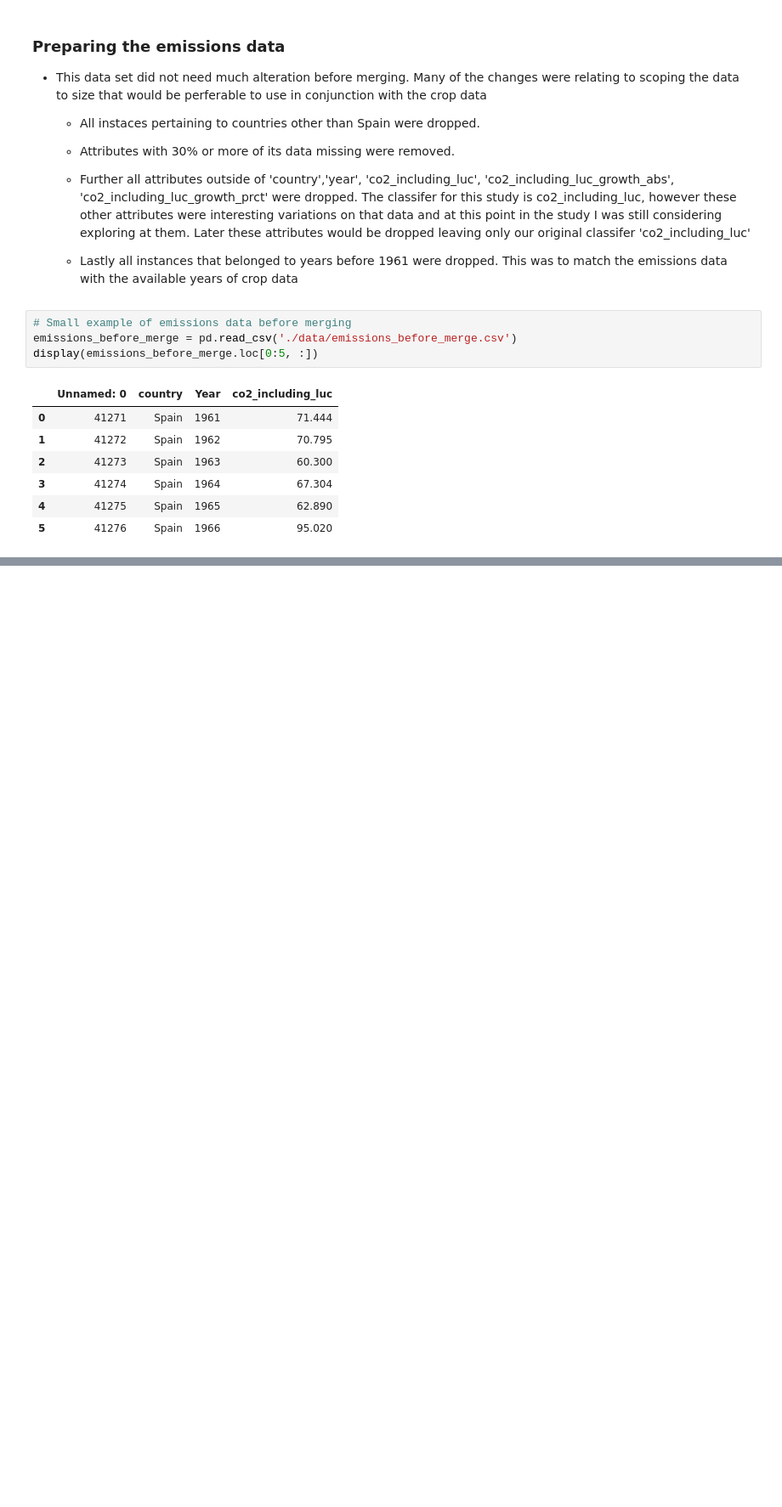
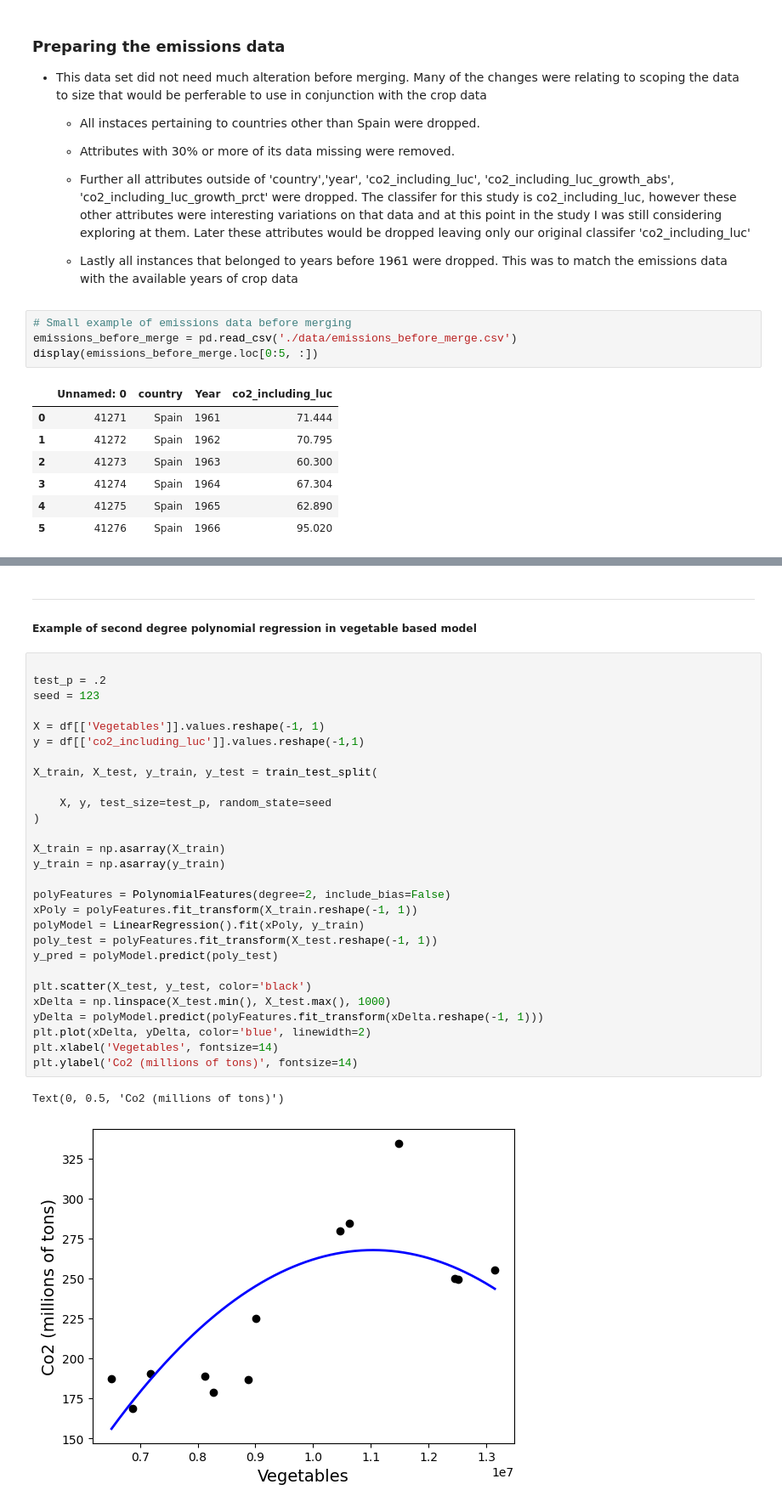
Before and after one commit to nickbar2003/FirstRepo, a Jupyter notebook: cs222/project/report.ipynb, the cells around one changed output, grey strips where cells are left out. Shown: that part at 85% size. Cells and saved outputs as stored; diff of their text form; blank space fills up the shorter version.

```diff
--- a/cs222/project/report.ipynb
+++ b/cs222/project/report.ipynb
@@ -184,0 +351,36 @@ display(emissions_before_merge.loc[0:5, :])
+# %% [markdown]
+---
+
+
+##### Example of second degree polynomial regression in vegetable based model
+# %%
+
+test_p = .2
+seed = 123
+
+X = df[['Vegetables']].values.reshape(-1, 1)
+y = df[['co2_including_luc']].values.reshape(-1,1)
+
+X_train, X_test, y_train, y_test = train_test_split(
+
+    X, y, test_size=test_p, random_state=seed
+)
+
+X_train = np.asarray(X_train)
+y_train = np.asarray(y_train)
+
+polyFeatures = PolynomialFeatures(degree=2, include_bias=False)
+xPoly = polyFeatures.fit_transform(X_train.reshape(-1, 1))
+polyModel = LinearRegression().fit(xPoly, y_train)
+poly_test = polyFeatures.fit_transform(X_test.reshape(-1, 1))
+y_pred = polyModel.predict(poly_test)
+
+plt.scatter(X_test, y_test, color='black')
+xDelta = np.linspace(X_test.min(), X_test.max(), 1000)
+yDelta = polyModel.predict(polyFeatures.fit_transform(xDelta.reshape(-1, 1)))
+plt.plot(xDelta, yDelta, color='blue', linewidth=2)
+plt.xlabel('Vegetables', fontsize=14)
+plt.ylabel('Co2 (millions of tons)', fontsize=14)
+# %% [output]
+Text(0, 0.5, 'Co2 (millions of tons)')
+[figure, added]
```
Also changed, not shown: parts of 16 cells of this notebook, 3 other files.
